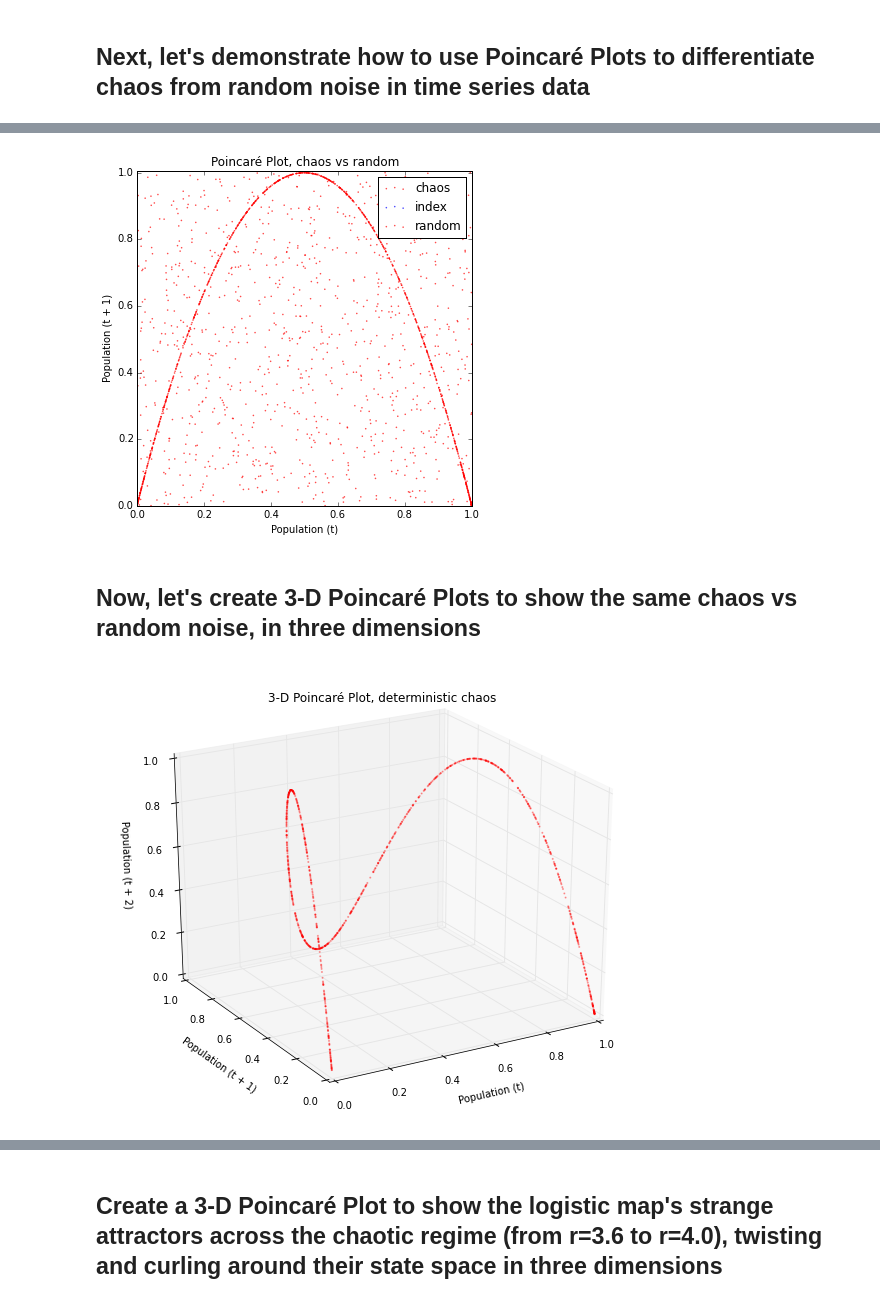
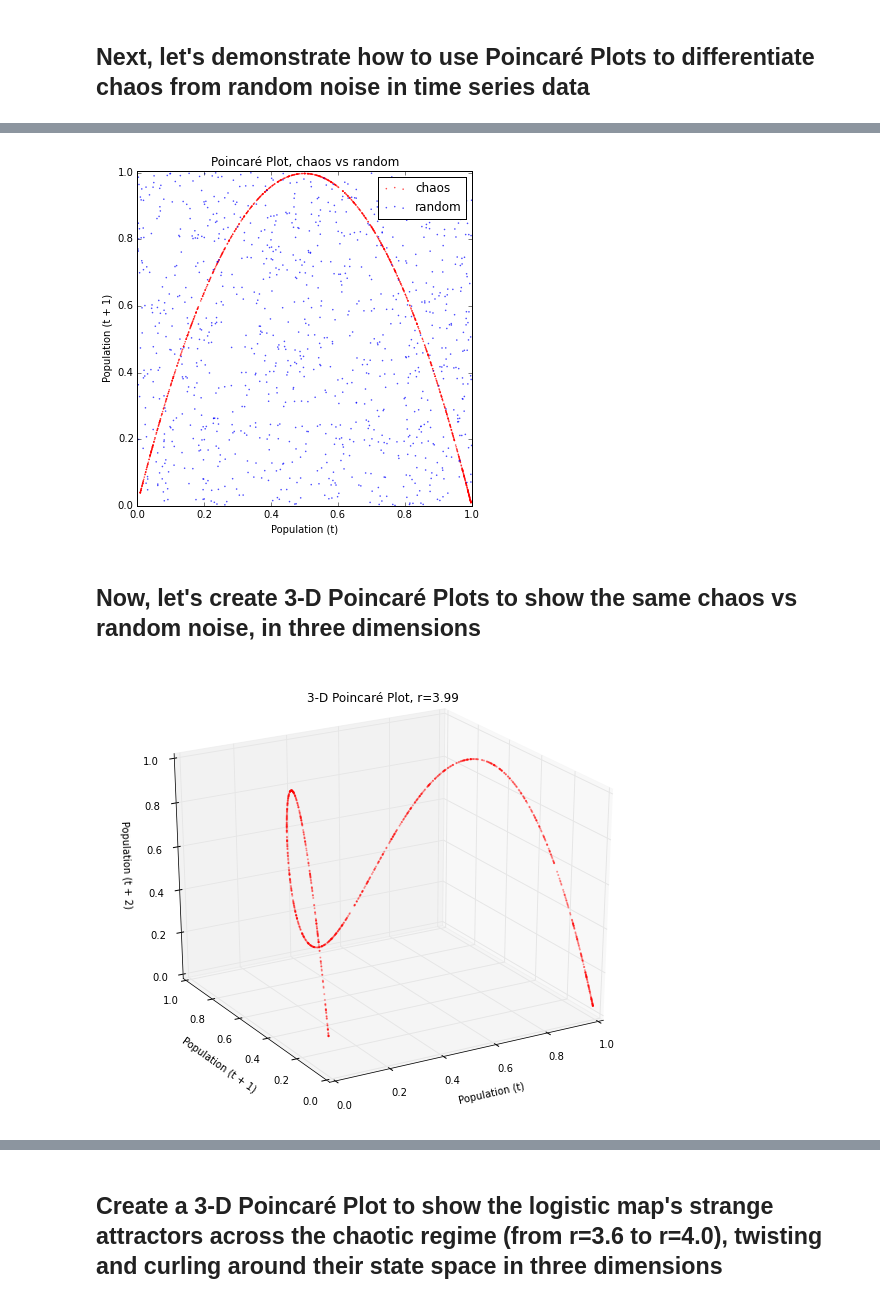
Before and after one commit to aitatanit/chaos-models, a Jupyter notebook: chaos-logistic-poincare-plots.ipynb, the cells around one changed output, grey strips where cells are left out. Drawn from its saved outputs; the diff is of its cells as text; code cells hidden in the pictures.

Commit message:
updated plots

```diff
--- a/chaos-logistic-poincare-plots.ipynb
+++ b/chaos-logistic-poincare-plots.ipynb
@@ -40,7 +40,7 @@ def get_poincare_points(pops, discard_gens=1, dimensions=2):
     if discard_gens > 0 and len(pops) > discard_gens:
         discard_gens = np.arange(0, discard_gens)
         pops = pops.drop(labels=pops.index[discard_gens])
-        pops = pops.reset_index()
+        pops = pops.reset_index().drop(labels='index', axis=1)
 
     # a point is defined by the name of its model run then its spatial coordinates
     points = []
@@ -309,7 +309,7 @@ poincare_plot(pops, xmin=0.25, xmax=0.75, ymin=0.8, ymax=1.01, size=7, title=u'P
 # generate 30,000 time steps for the chaotic series but only keep the final 1,000 (when system is fully evolved)
 total_gens = 30000
 gens = 1000
-chaos_pops = logistic_model(generations=total_gens, growth_rate_min=3.999, growth_rate_max=4.0, growth_rate_steps=1)
+chaos_pops = logistic_model(generations=total_gens, growth_rate_min=3.99, growth_rate_max=4.0, growth_rate_steps=1)
 chaos_pops = chaos_pops.iloc[total_gens-gens:].reset_index().drop(labels='index', axis=1)
 random_pops = pd.DataFrame([random.random() for _ in range(0, gens)], columns=['value'])
 time_series = pd.concat([chaos_pops, random_pops], axis=1)
@@ -350,15 +350,15 @@ pops = pd.concat([chaos_pops, random_pops], axis=1)
 pops.columns = ['chaos', 'random']
 poincare_plot(pops, size=10, color=['r', 'b'], title=u'Poincaré Plot, chaos vs random', ymax=1.005, legend=True)
 # %% [output]
-[figure, old version]
+[figure, new version]
 # %% [markdown]
 ## Now, let's create 3-D Poincaré Plots to show the same chaos vs random noise, in three dimensions
 # %%
 # the strange attractor looks even more interesting when it's plotted in a 3-D Poincare plot
 # embed the 1-D time series data in 3-D state space by plotting pop at time t vs t+1 vs t+2
-poincare_plot_3d(chaos_pops, title=u'3-D Poincaré Plot, deterministic chaos', alpha=0.3)
+poincare_plot_3d(chaos_pops, title=u'3-D Poincaré Plot, r=3.99', alpha=0.3)
 # %% [output]
-[figure, old version]
+[figure, new version]
 # %%
 # in comparison, here's the poincare plot of the random data - it just looks like noise
 poincare_plot_3d(random_pops, title=u'3-D Poincaré Plot, random data', color='b', alpha=0.7)
```
Also changed, not shown: parts of 7 cells of this notebook.
